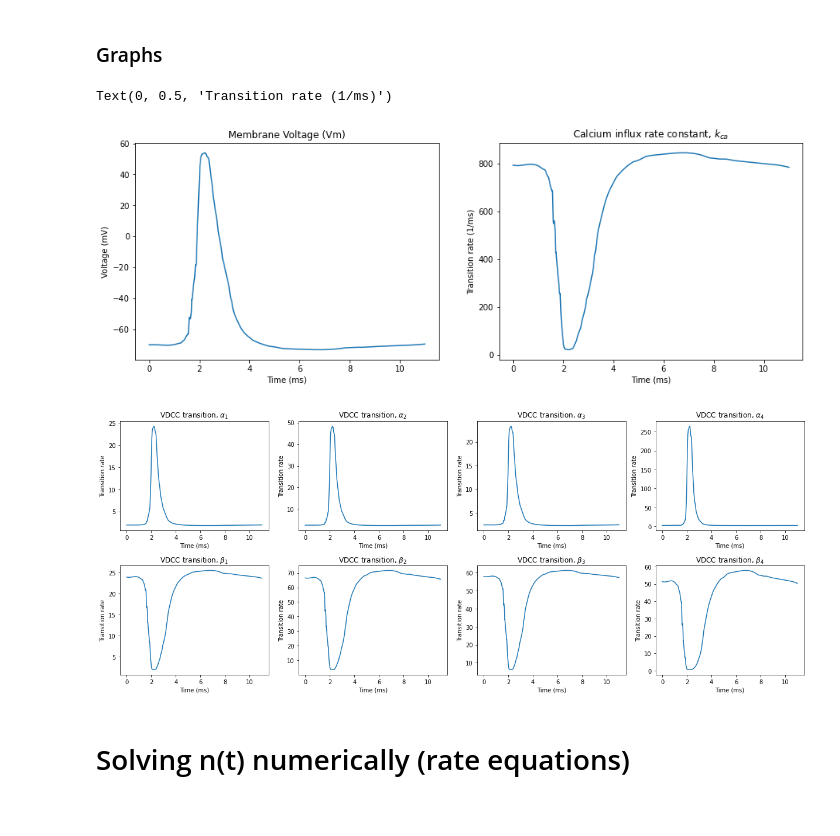
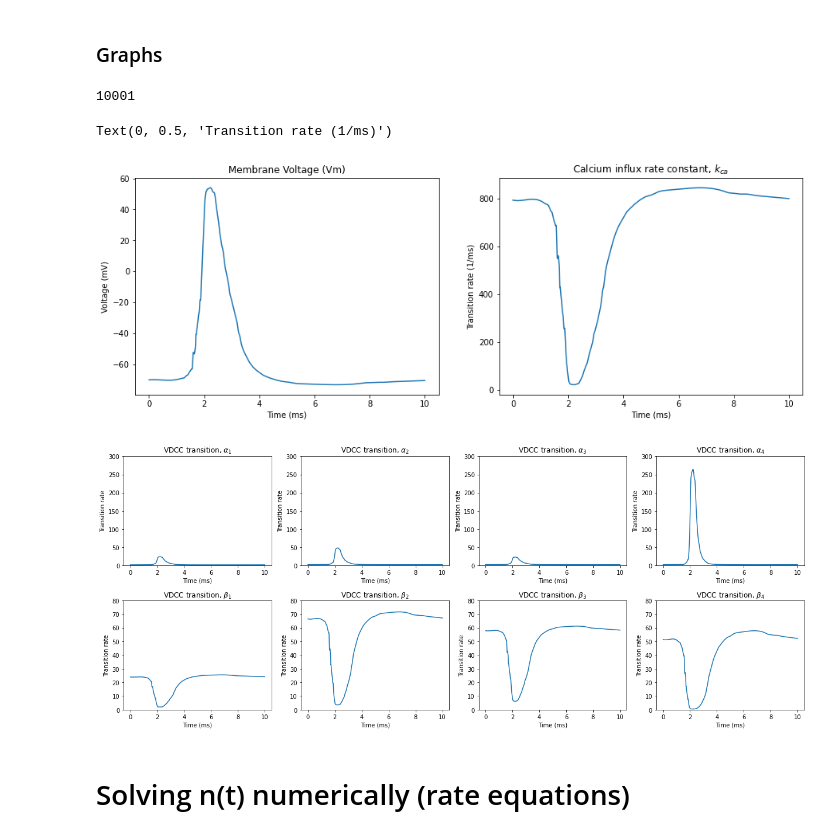
Before and after one commit to 3x10e8/DetailedMarkov, a Jupyter notebook: notebooks/DetailedMarkovModel.ipynb, the cells around one changed output. Drawn from its saved outputs; the diff is of its cells as text; code cells hidden in the pictures.

```diff
--- a/notebooks/DetailedMarkovModel.ipynb
+++ b/notebooks/DetailedMarkovModel.ipynb
@@ -17,7 +42,7 @@ First, we will look at the Markov model for the voltage gated calcium channels
 ## Voltage Waveform
 First, we want to look at the action potential voltage waveform being used to drive the state transitions of the VDCCs. This waveform data was generated using NEURON.
 # %%
-filename = './pre_ap_voltage.txt'
+filename = './DetailedMarkov/notebooks/pre_ap_voltage.txt'
 #v_m_df = pd.read_csv(filename, delim_whitespace=True, header=None)
 #v_m = v_m_df.to_numpy()
 v_m = np.loadtxt(filename)
@@ -183,6 +250,16 @@ def k_ca(t):
     return adjust * g_hva * v_m(t) * (d - np.exp(-v_m(t)/c)) / ((1000**2)*Z_ca*e_c*(1 - np.exp(v_m(t)/c)))
 # %% [markdown]
 ### Graphs
+# %%
+# Define a range of time to use for simualtions and plotting
+dt = 1e-3
+t_start = 0
+t_stop = 10
+#n_vdcc = 65
+trange = np.arange(t_start, t_stop+dt, dt)
+print(len(trange))
+# %% [output]
+10001
 # %%
 fig, ax = plt.subplots(1, 2, figsize = (15,5))
 
@@ -197,40 +274,42 @@ ax[1].set_xlabel('Time (ms)')
 ax[1].set_ylabel('Transition rate (1/ms)')
 # %% [output]
 Text(0, 0.5, 'Transition rate (1/ms)')
-[figure, old version]
+[figure, new version]
 # %%
 fig, ax = plt.subplots(2, 4, figsize = (17,7))
 
 for i in range(2):
     for j in range(4):
         ax[i][j].set_xlabel('Time (ms)')
         ax[i][j].set_ylabel('Transition rate')
         if i==0:
             ax[i][j].set_title(r'VDCC transition, $\alpha_{%s}$' %(j+1))
+            ax[i][j].set_ylim(0, 300)
             if j==0:
                 ax[i][j].plot(trange,alpha_1(trange))
             elif j==1:
                 ax[i][j].plot(trange,alpha_2(trange))
             elif j==2:
                 ax[i][j].plot(trange,alpha_3(trange))
             elif j==3:
                 ax[i][j].plot(trange,alpha_4(trange))
         else:
             ax[i][j].set_title(r'VDCC transition, $\beta_{%s}$' %(j+1))
+            ax[i][j].set_ylim(0, 80)
             if j==0:
                 ax[i][j].plot(trange, beta_1(trange))
             elif j==1:
                 ax[i][j].plot(trange,beta_2(trange))
             elif j==2:
                 ax[i][j].plot(trange,beta_3(trange))
             elif j==3:
                 ax[i][j].plot(trange,beta_4(trange))
 
 
 fig.tight_layout()
 plt.show()
 # %% [output]
-[figure, old version]
+[figure, new version]
 # %% [markdown]
 # Solving n(t) numerically (rate equations)
 # %% [markdown]
```
Also changed, not shown: parts of 25 cells of this notebook.
